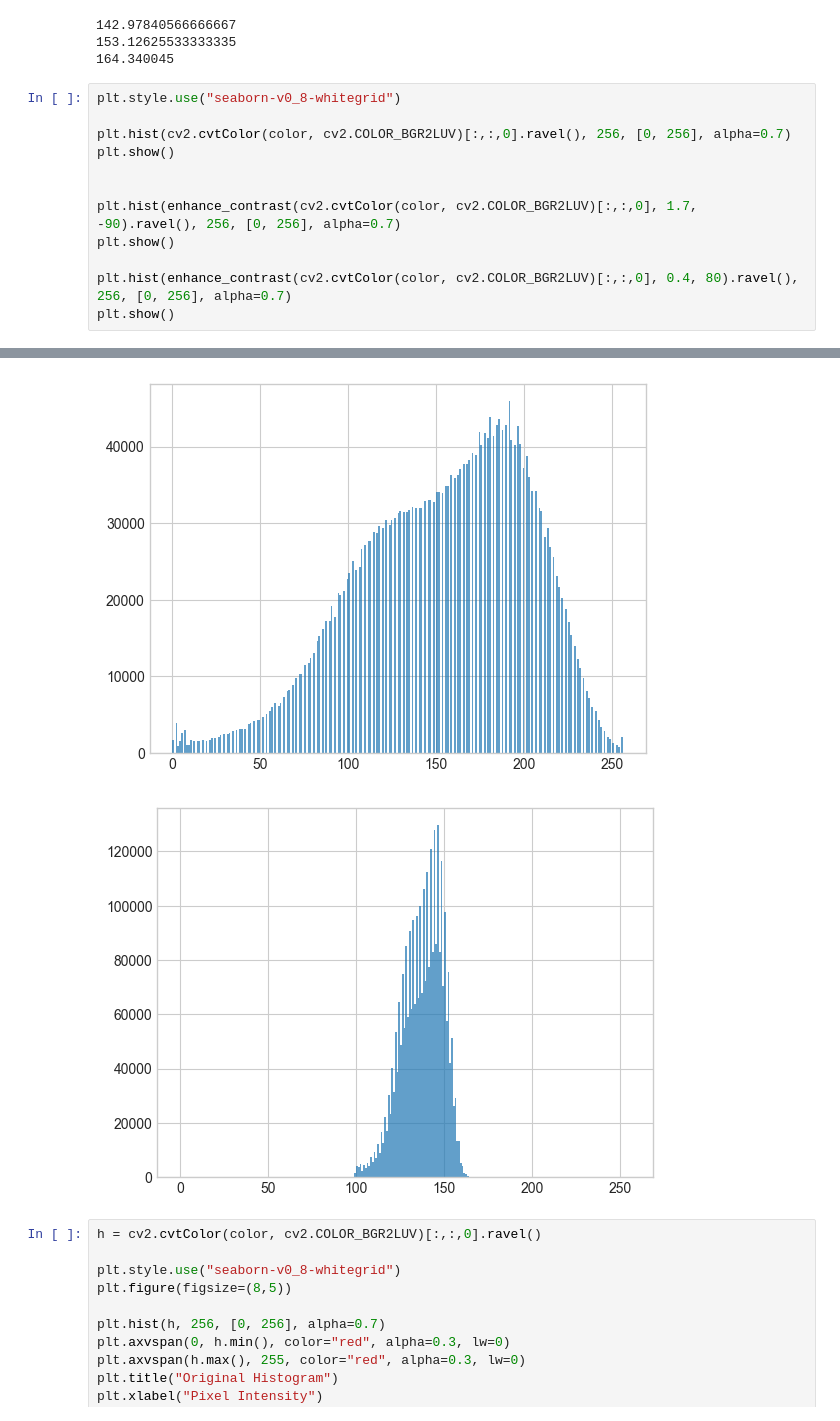
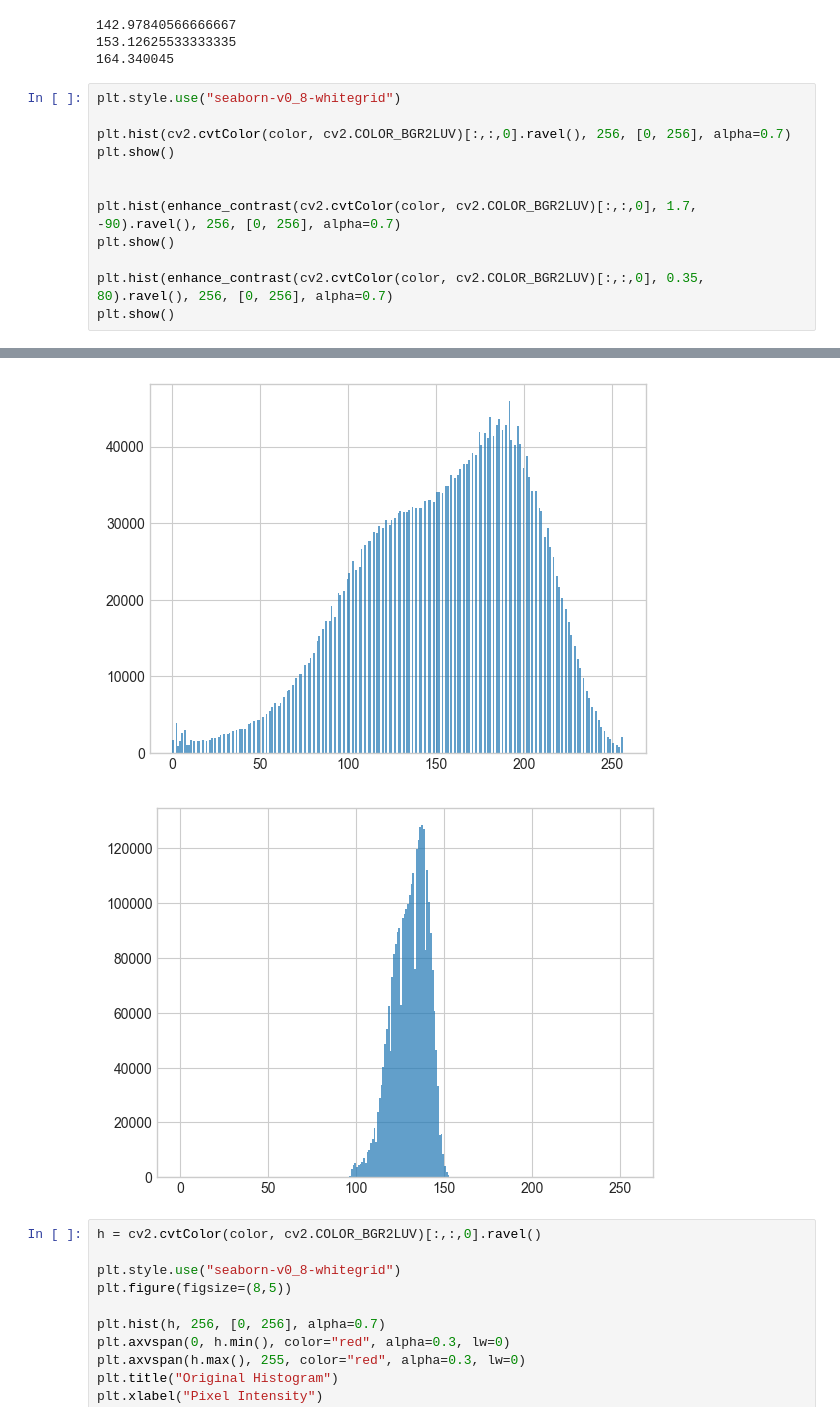
Before and after one commit to joypauls/blog-scripts, a Jupyter notebook: notebooks/contrast_enhancement.ipynb, the cells around one changed output, grey strips where cells are left out. Saved outputs shown, nothing was run; the diff lists cells and outputs as text.

```diff
--- a/notebooks/contrast_enhancement.ipynb
+++ b/notebooks/contrast_enhancement.ipynb
@@ -70,19 +70,19 @@ print(enhance_contrast(cv2.cvtColor(color, cv2.COLOR_BGR2LUV)[:,:,0], 0.45, 100)
 # %%
 plt.style.use("seaborn-v0_8-whitegrid")
 
 plt.hist(cv2.cvtColor(color, cv2.COLOR_BGR2LUV)[:,:,0].ravel(), 256, [0, 256], alpha=0.7)
 plt.show()
 
 
 plt.hist(enhance_contrast(cv2.cvtColor(color, cv2.COLOR_BGR2LUV)[:,:,0], 1.7, -90).ravel(), 256, [0, 256], alpha=0.7)
 plt.show()
 
-plt.hist(enhance_contrast(cv2.cvtColor(color, cv2.COLOR_BGR2LUV)[:,:,0], 0.4, 80).ravel(), 256, [0, 256], alpha=0.7)
+plt.hist(enhance_contrast(cv2.cvtColor(color, cv2.COLOR_BGR2LUV)[:,:,0], 0.35, 80).ravel(), 256, [0, 256], alpha=0.7)
 plt.show()
 # %% [output]
 [figure]
 [figure]
-[figure, old version]
+[figure, new version]
 # %%
 h = cv2.cvtColor(color, cv2.COLOR_BGR2LUV)[:,:,0].ravel()
 
```
Also changed, not shown: 2 other files.
